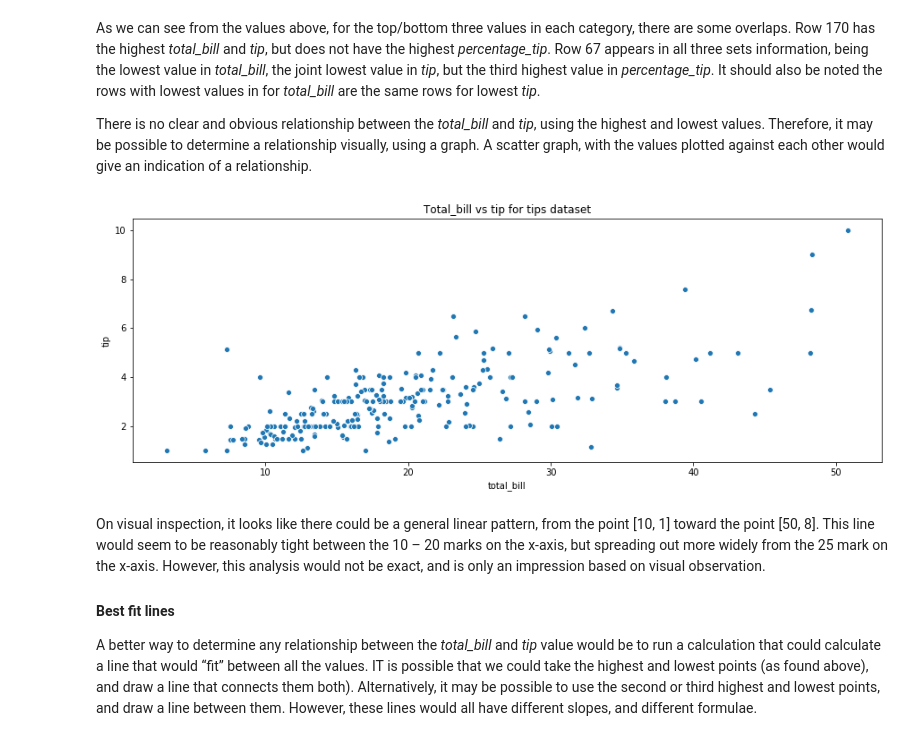
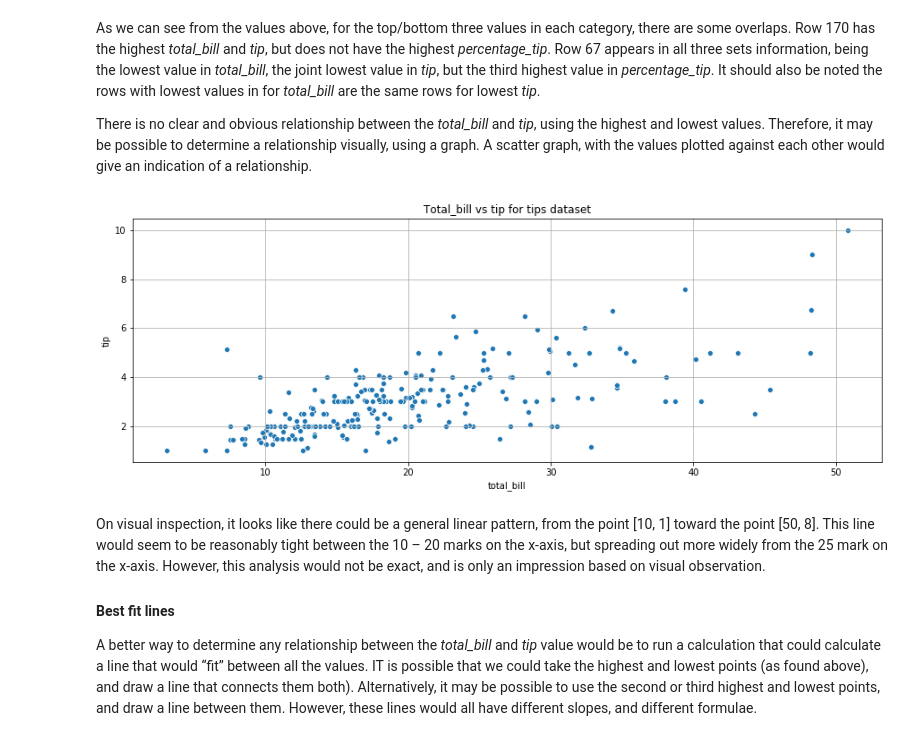
Before and after one commit to Clauric/FoDA-Assessment, a Jupyter notebook: Tips dataset review.ipynb, the cells around one changed output. Saved outputs shown, nothing was run; the diff lists cells and outputs as text; code cells hidden in the pictures.

```diff
--- a/Tips dataset review.ipynb
+++ b/Tips dataset review.ipynb
@@ -544,14 +545,15 @@ There is no clear and obvious relationship between the *total_bill* and *tip*, u
 # %%
 # Plot total_bill vs tip for tips datase
 
 # Create scatter plot diagram
 sns.scatterplot(x="total_bill", y="tip", data=regression_ds)
 
-# Set title and show plot
+# Show title gridlines, title, and show plot
+plt.grid(axis="both")
 plt.title("Total_bill vs tip for tips dataset")
 plt.show()
 # %% [output]
-[figure, old version]
+[figure, new version]
 # %% [markdown]
 On visual inspection, it looks like there could be a general linear pattern, from the point [10, 1] toward the point [50, 8]. This line would seem to be reasonably tight between the 10 – 20  marks on the x-axis, but spreading out more widely from the 25 mark on the x-axis. However, this analysis would not be exact, and is only an impression based on visual observation.
 #### Best fit lines
```
Also changed, not shown: parts of 14 cells of this notebook, 1 other file.
